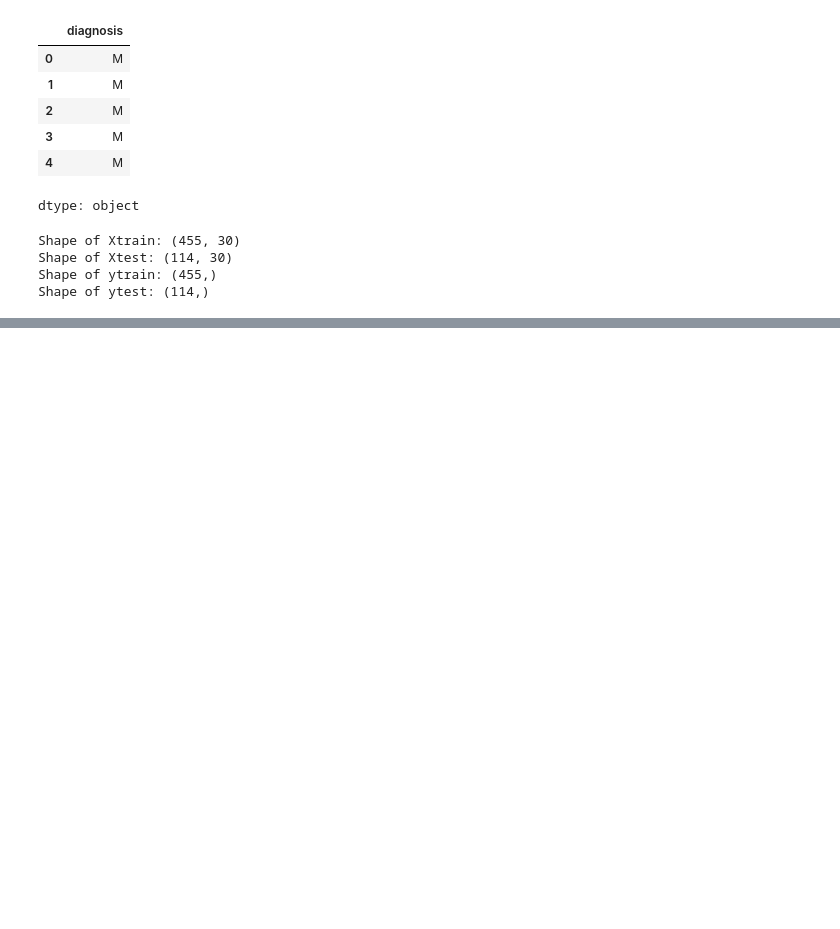
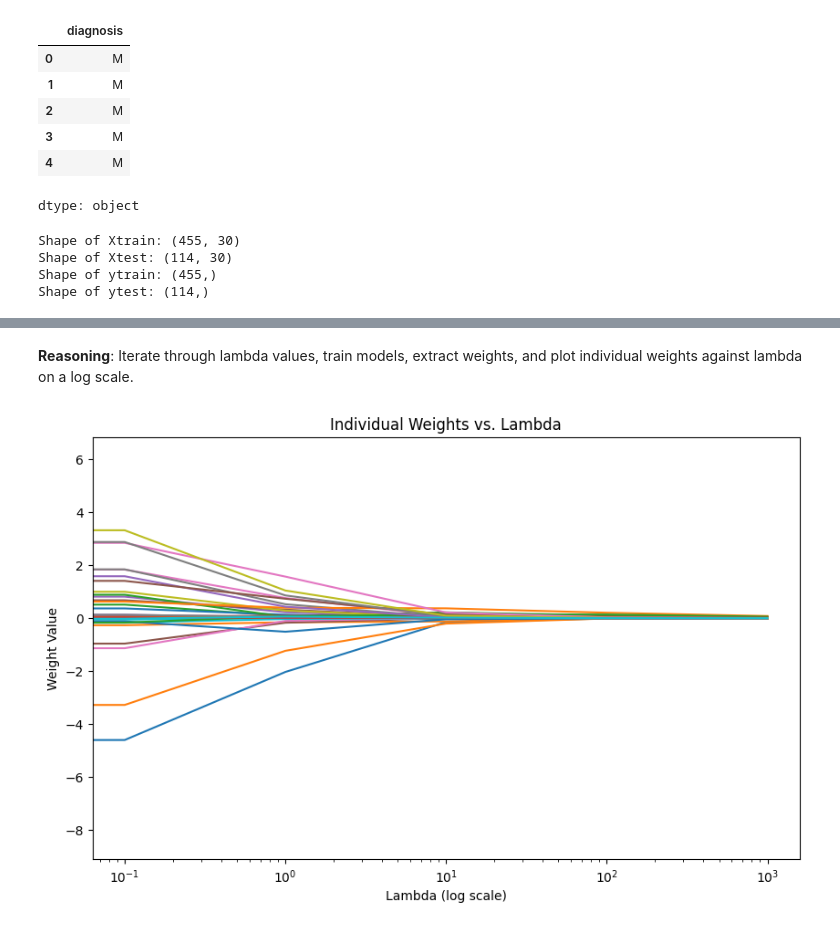
Before and after one commit to ramakrishnabhavana/Bhavana-sML, a Jupyter notebook: ML_assignment.ipynb, the cells around one changed output, grey strips where cells are left out. Saved outputs shown, nothing was run; the diff lists cells and outputs as text; code cells hidden in the pictures; blank space fills up the shorter version.

```diff
--- a/ML_assignment.ipynb
+++ b/ML_assignment.ipynb
@@ -52,0 +178,37 @@ Shape of ytest: (114,)
+# %% [markdown]
+**Reasoning**:
+Iterate through lambda values, train models, extract weights, and plot individual weights against lambda on a log scale.
+# %%
+import numpy as np
+import matplotlib.pyplot as plt
+from sklearn.linear_model import LogisticRegression
+
+weights = []
+
+for lambda_value in lambda_values:
+    if lambda_value == 0:
+        model = LogisticRegression(penalty=None, solver='lbfgs', random_state=42, max_iter=1000)
+    else:
+        model = LogisticRegression(penalty='l2', C=1/lambda_value, solver='lbfgs', random_state=42, max_iter=1000)
+
+    model.fit(Xtrain, ytrain)
+    weights.append(model.coef_[0])
+
+weights = np.array(weights)
+
+fig, ax = plt.subplots(figsize=(10, 6))
+
+for i in range(weights.shape[1]):
+    ax.plot(lambda_values, weights[:, i], label=f'Weight {i+1}')
+
+ax.set_xscale('log')
+ax.set_title('Individual Weights vs. Lambda')
+ax.set_xlabel('Lambda (log scale)')
+ax.set_ylabel('Weight Value')
+# Add a legend if there are not too many features, otherwise it will clutter the plot.
+# If there are too many features, a legend is not helpful anyway.
+if weights.shape[1] <= 10:
+    ax.legend()
+plt.show()
+# %% [output]
+[figure, added]
```
Also changed, not shown: parts of 78 cells of this notebook.
